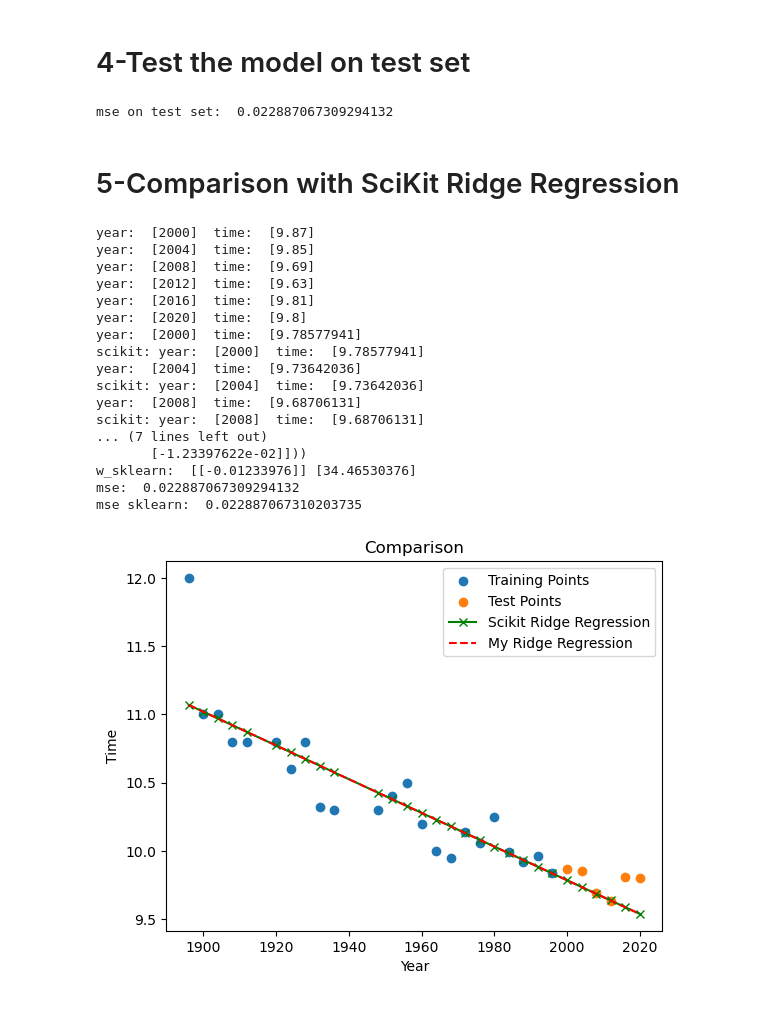
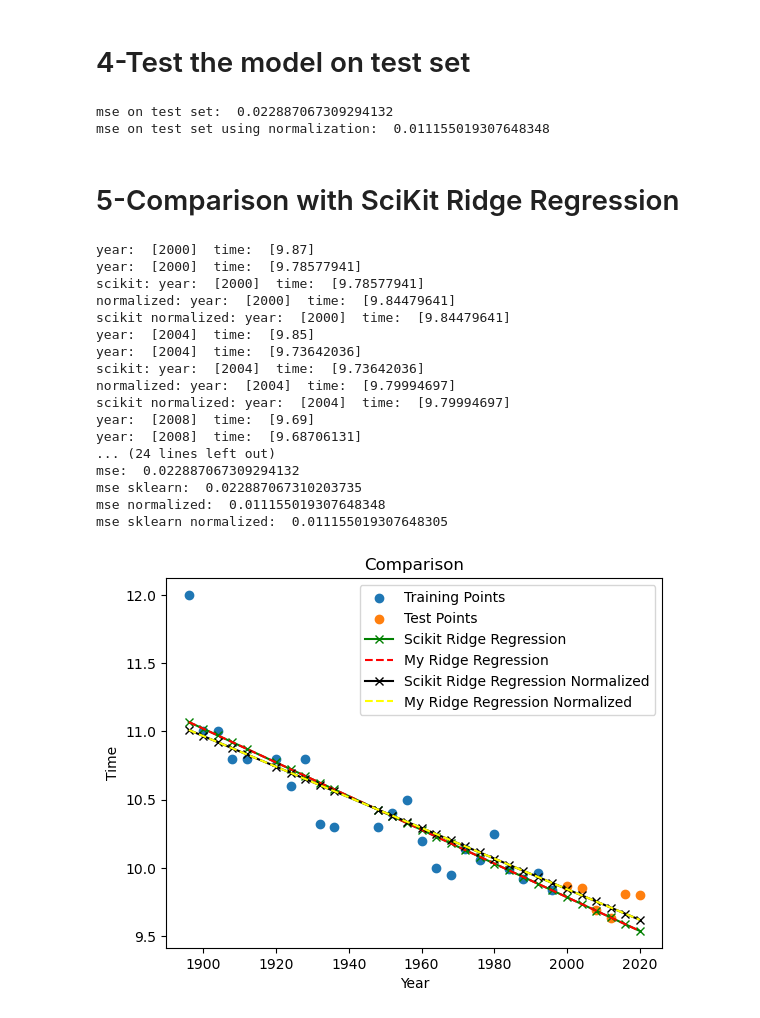
Before and after one commit to Michele2301/MALIS-projects, a Jupyter notebook: Project3/experiments.ipynb, the cells around one changed output. Drawn from its saved outputs; the diff is of its cells as text; code cells hidden in the pictures.

Commit message:
added normalization

```diff
--- a/Project3/experiments.ipynb
+++ b/Project3/experiments.ipynb
@@ -133,75 +172,112 @@ ridge.Train(X,Y)
 y_pred=ridge.Predict(X_test)
 mse=((Y_test-y_pred)**2).mean()
 print('mse on test set: ',mse)
+X_test=dataset_test.drop('targets',axis=1).values.reshape(-1,dataset_test.shape[1]-1)
+Y_test=dataset_test['targets'].values.reshape(-1,1)
+ridge=Ridge_Regression(lambda_value_normalized,normalize=True)
+ridge.Train(X,Y)
+y_pred=ridge.Predict(X_test)
+mse=((Y_test-y_pred)**2).mean()
+print('mse on test set using normalization: ',mse)
 # %% [output]
 mse on test set:  0.022887067309294132
+mse on test set using normalization:  0.011155019307648348
 # %% [markdown]
 # 5-Comparison with SciKit Ridge Regression
 # %%
 ridge=Ridge_Regression(lambda_value)
 ridge.Train(X,Y) ## train on the training dataset
+ridge_normalized=Ridge_Regression(lambda_value_normalized,normalize=True)
+ridge_normalized.Train(X,Y) ## train on the training dataset
 X_test=dataset_test.drop('targets',axis=1).values.reshape(-1,dataset_test.shape[1]-1)
 Y_test=dataset_test['targets'].values.reshape(-1,1)
 y_pred=ridge.Predict(X_test)
+y_pred_normalized=ridge_normalized.Predict(X_test)
 from sklearn.linear_model import Ridge
 ridge_sklearn=Ridge(alpha=lambda_value)
 ridge_sklearn.fit(X,Y)
 y_pred_sklearn=ridge_sklearn.predict(X_test)
+from sklearn.preprocessing import StandardScaler
+scaler=StandardScaler()
+X_normalized=scaler.fit_transform(X)
+X_test_normalized=scaler.transform(X_test)
+ridge_sklearn_normalized=Ridge(alpha=lambda_value_normalized)
+ridge_sklearn_normalized.fit(X_normalized,Y)
+y_pred_sklearn_normalized=ridge_sklearn_normalized.predict(X_test_normalized)
 for i in range(len(X_test)):
     print('year: ',X_test[i],' time: ',Y_test[i])
-for i in range(len(X_test)):
     print('year: ',X_test[i],' time: ',y_pred[i])
     print('scikit: year: ',X_test[i],' time: ',y_pred_sklearn[i])
+    print('normalized: year: ',X_test[i],' time: ',y_pred_normalized[i])
+    print('scikit normalized: year: ',X_test[i],' time: ',y_pred_sklearn_normalized[i])
 
-print('w_mio: ',ridge.__str__())
+print('w_our: ',ridge.__str__())
 print('w_sklearn: ',ridge_sklearn.coef_,ridge_sklearn.intercept_)
+print('w_our normalized: ',ridge_normalized.__str__())
+print('w_sklearn normalized: ',ridge_sklearn_normalized.coef_,ridge_sklearn_normalized.intercept_)
 # mse on the test set
 print('mse: ',((Y_test-ridge.Predict(X_test))**2).mean())
 print('mse sklearn: ',((Y_test-ridge_sklearn.predict(X_test))**2).mean())
+print('mse normalized: ',((Y_test-ridge_normalized.Predict(X_test))**2).mean())
+print('mse sklearn normalized: ',((Y_test-ridge_sklearn_normalized.predict(X_test_normalized))**2).mean())
 # %% [output]
 year:  [2000]  time:  [9.87]
-year:  [2004]  time:  [9.85]
-year:  [2008]  time:  [9.69]
-year:  [2012]  time:  [9.63]
-year:  [2016]  time:  [9.81]
-year:  [2020]  time:  [9.8]
 year:  [2000]  time:  [9.78577941]
 scikit: year:  [2000]  time:  [9.78577941]
+normalized: year:  [2000]  time:  [9.84479641]
+scikit normalized: year:  [2000]  time:  [9.84479641]
+year:  [2004]  time:  [9.85]
 year:  [2004]  time:  [9.73642036]
 scikit: year:  [2004]  time:  [9.73642036]
+normalized: year:  [2004]  time:  [9.79994697]
+scikit normalized: year:  [2004]  time:  [9.79994697]
+year:  [2008]  time:  [9.69]
 year:  [2008]  time:  [9.68706131]
-scikit: year:  [2008]  time:  [9.68706131]
-... (7 lines left out)
-       [-1.23397622e-02]]))
-w_sklearn:  [[-0.01233976]] [34.46530376]
+... (24 lines left out)
 mse:  0.022887067309294132
 mse sklearn:  0.022887067310203735
+mse normalized:  0.011155019307648348
+mse sklearn normalized:  0.011155019307648305
 # %%
 #plot if 1D
 import warnings
 warnings.filterwarnings('ignore')
 if dataset_train.shape[1]==2:
+    # plot the not normalized results with my model
     import matplotlib.pyplot as plt
     ridge=Ridge_Regression(lambda_value)
     ridge.Train(X,Y)
     y_pred=ridge.Predict(np.concatenate((X,X_test),axis=0))
+    # plot the normalized results with my model
+    ridge_normalized=Ridge_Regression(lambda_value_normalized,normalize=True)
+    ridge_normalized.Train(X,Y)
+    y_pred_normalized=ridge_normalized.Predict(np.concatenate((X,X_test),axis=0))
+    # plot the results with sklearn
     from sklearn.linear_model import Ridge
     ridge_sklearn=Ridge(alpha=lambda_value)
     ridge_sklearn.fit(X,Y)
     y_pred_sklearn=ridge_sklearn.predict(np.concatenate((X,X_test),axis=0))
-    from sklearn.linear_model import RidgeCV
-    ridge_cv=RidgeCV(cv=k)
-    ridge_cv.fit(X,Y)
-    y_pred_cv=ridge_cv.predict(np.concatenate((X,X_test),axis=0))
+    # plot the normalized results with sklearn
+    from sklearn.preprocessing import StandardScaler
+    scaler=StandardScaler()
+    X_normalized=scaler.fit_transform(X)
+    X_test_normalized=scaler.transform(X_test)
+    ridge_sklearn_normalized=Ridge(alpha=lambda_value_normalized)
+    ridge_sklearn_normalized.fit(X_normalized,Y)
+    y_pred_sklearn_normalized=ridge_sklearn_normalized.predict(np.concatenate((X_normalized,X_test_normalized),axis=0))
+
+    # plotting all together
     plt.scatter(X, Y, label='Training Points')
     plt.scatter(X_test, Y_test, label='Test Points')
     plt.plot(np.concatenate((X,X_test)), y_pred_sklearn, label='Scikit Ridge Regression', color='green', marker="x")
     plt.plot(np.concatenate((X,X_test)), y_pred, label='My Ridge Regression', linestyle='--', color='red')
+    plt.plot(np.concatenate((X,X_test)), y_pred_sklearn_normalized, label='Scikit Ridge Regression Normalized', color='black', marker="x")
+    plt.plot(np.concatenate((X,X_test)), y_pred_normalized, label='My Ridge Regression Normalized', linestyle='--', color='yellow')
 
     plt.title('Comparison')
     plt.xlabel('Year')
     plt.ylabel('Time')
     plt.legend()
     plt.show()
 # %% [output]
-[figure, old version]
+[figure, new version]
```
Also changed, not shown: parts of 2 cells of this notebook, 2 other files.
